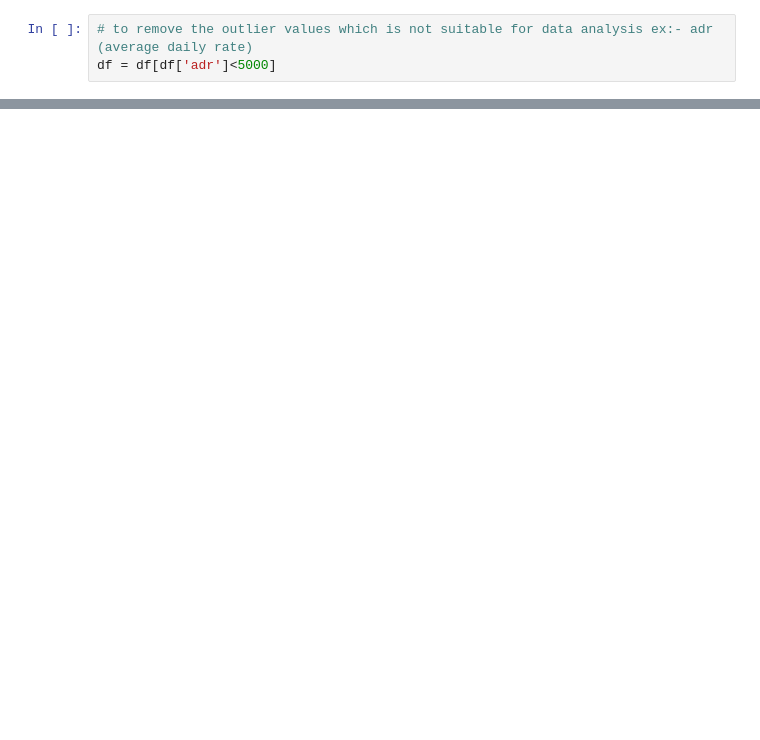
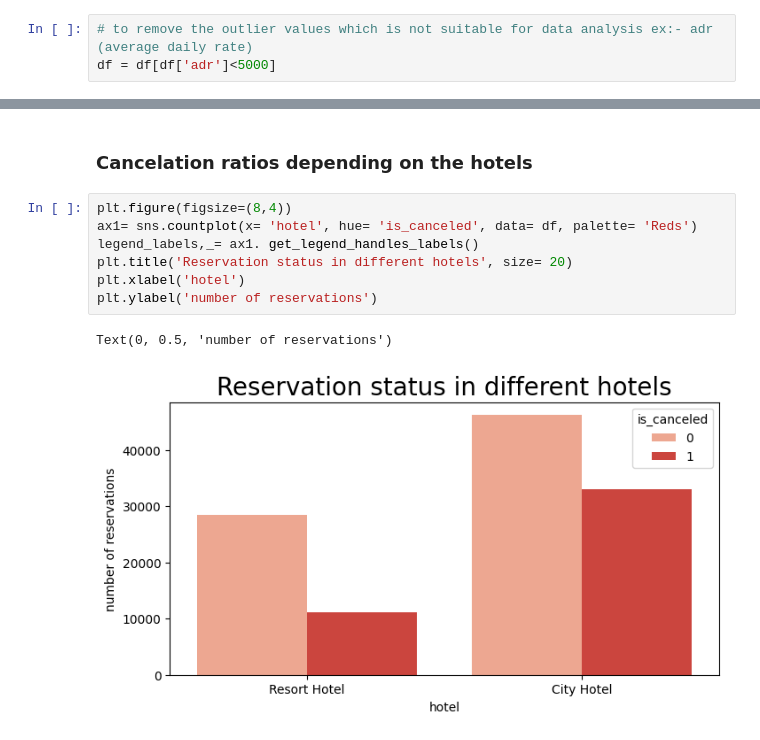
Before and after one commit to KKaranSinghh/Python-Youtube, a Jupyter notebook: Projects/Hotelbooking.ipynb, the cells around one changed output, grey strips where cells are left out. Cells and saved outputs as stored; diff of their text form; blank space fills up the shorter version.

```diff
--- a/Projects/Hotelbooking.ipynb
+++ b/Projects/Hotelbooking.ipynb
@@ -231,0 +254,12 @@ df.describe()
+# %% [markdown]
+### Cancelation ratios depending on the hotels
+# %%
+plt.figure(figsize=(8,4))
+ax1= sns.countplot(x= 'hotel', hue= 'is_canceled', data= df, palette= 'Reds')
+legend_labels,_= ax1. get_legend_handles_labels()
+plt.title('Reservation status in different hotels', size= 20)
+plt.xlabel('hotel')
+plt.ylabel('number of reservations')
+# %% [output]
+Text(0, 0.5, 'number of reservations')
+[figure, added]
```
Also changed, not shown: parts of 10 cells of this notebook.
